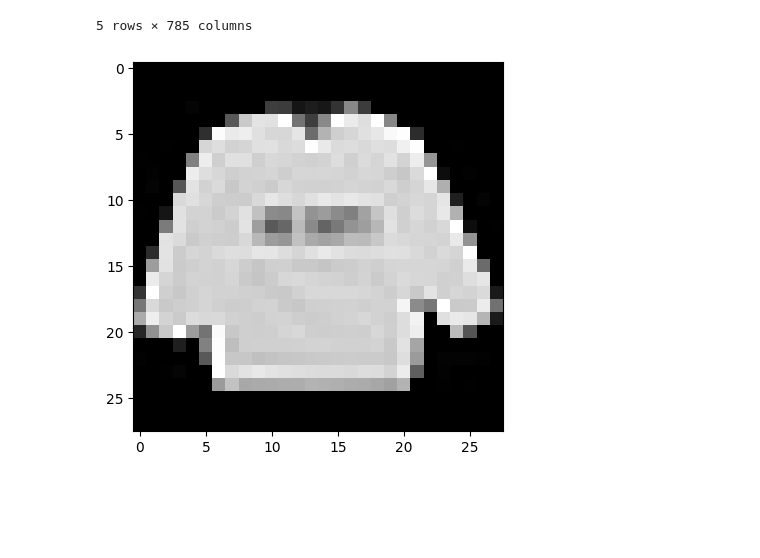
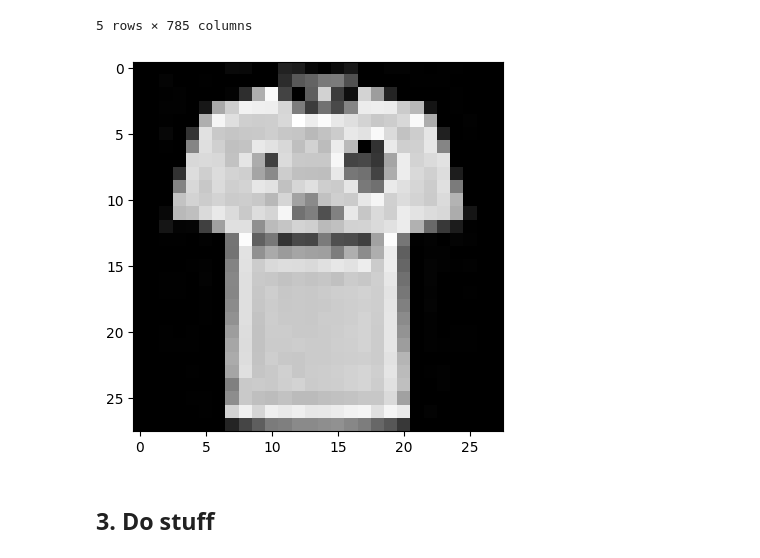
Before and after one commit to modernpacifist/MDS-UFU-DL-TEST-Fashion-MNIST, a Jupyter notebook: MDS_UFU_DL_TEST_Fashion_MNIST.ipynb, the cells around one changed output. Saved outputs shown, nothing was run; the diff lists cells and outputs as text; code cells hidden in the pictures; blank space fills up the shorter version.

Commit message:
MDS_UFU_DL_TEST_Fashion_MNIST.ipynb:backup

```diff
--- a/MDS_UFU_DL_TEST_Fashion_MNIST.ipynb
+++ b/MDS_UFU_DL_TEST_Fashion_MNIST.ipynb
@@ -57,8 +55,9 @@ drwxr-xr-x 1 root root 4.0K Jun  8 18:18 sample_data
 # %% [markdown]
 ## 2. Load datasets
 # %%
-def visualize_item(df, index):
-    pixels = train_df.iloc[index, 1:-1]
+# s1, s2 - slicing indices
+def visualize_item(df, index, s1=1, s2=-1):
+    pixels = df.iloc[index, s1:s2]
     pixels = pixels.values.reshape((28, 28))
     plt.imshow(pixels, cmap='gray')
     plt.show()
@@ -99,6 +98,8 @@ test_df.head()
 | 4 | 0 | 0 | 0 | 0 | 0 | 0 | 0 | 0 | 0 | 0 | ... | ... |
 5 rows × 785 columns
 # %%
-visualize_item(test_df, 0)
+visualize_item(test_df, 0, s1=0)
 # %% [output]
-[figure, old version]
+[figure, new version]
+# %% [markdown]
+## 3. Do stuff
```
Also changed, not shown: parts of 3 cells of this notebook.
